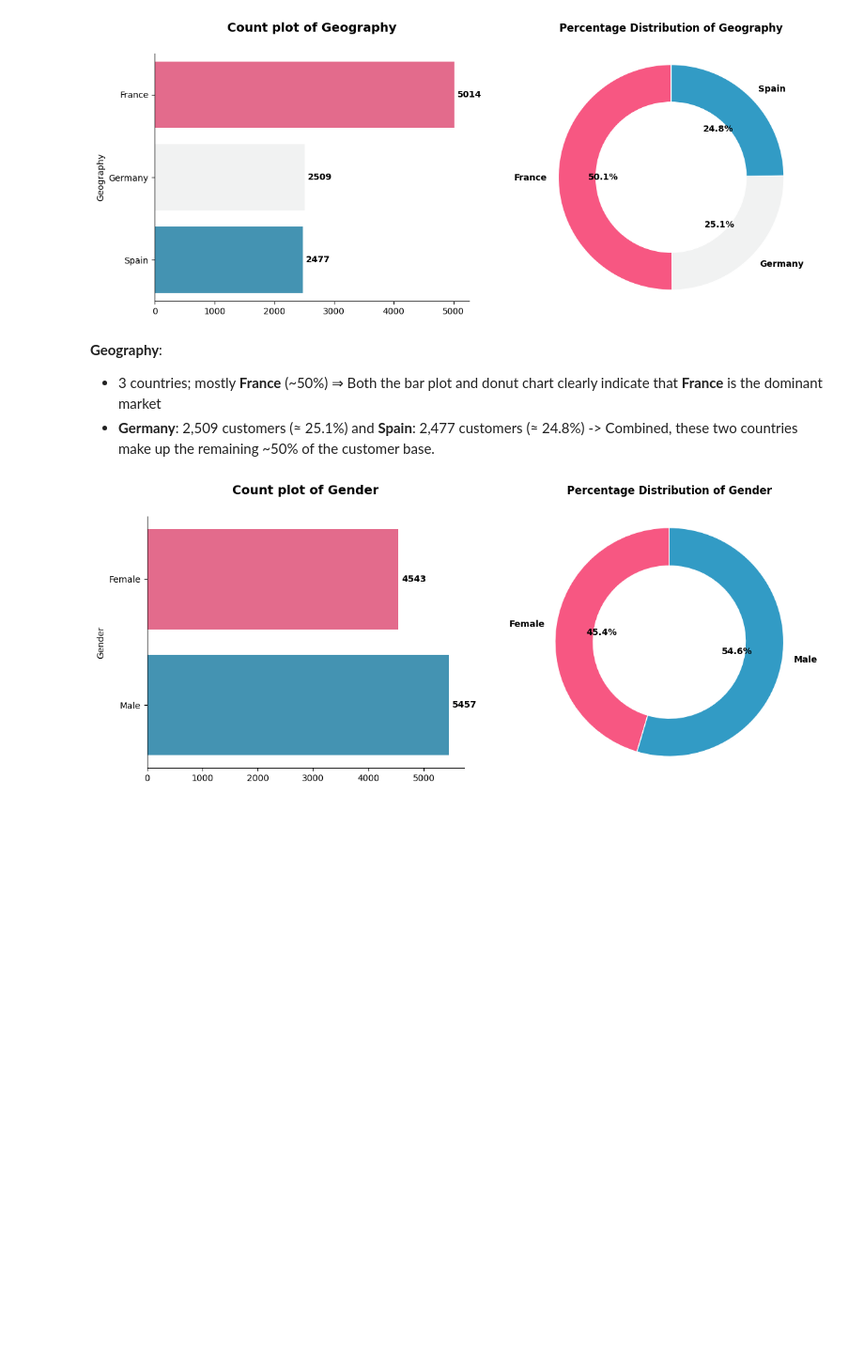
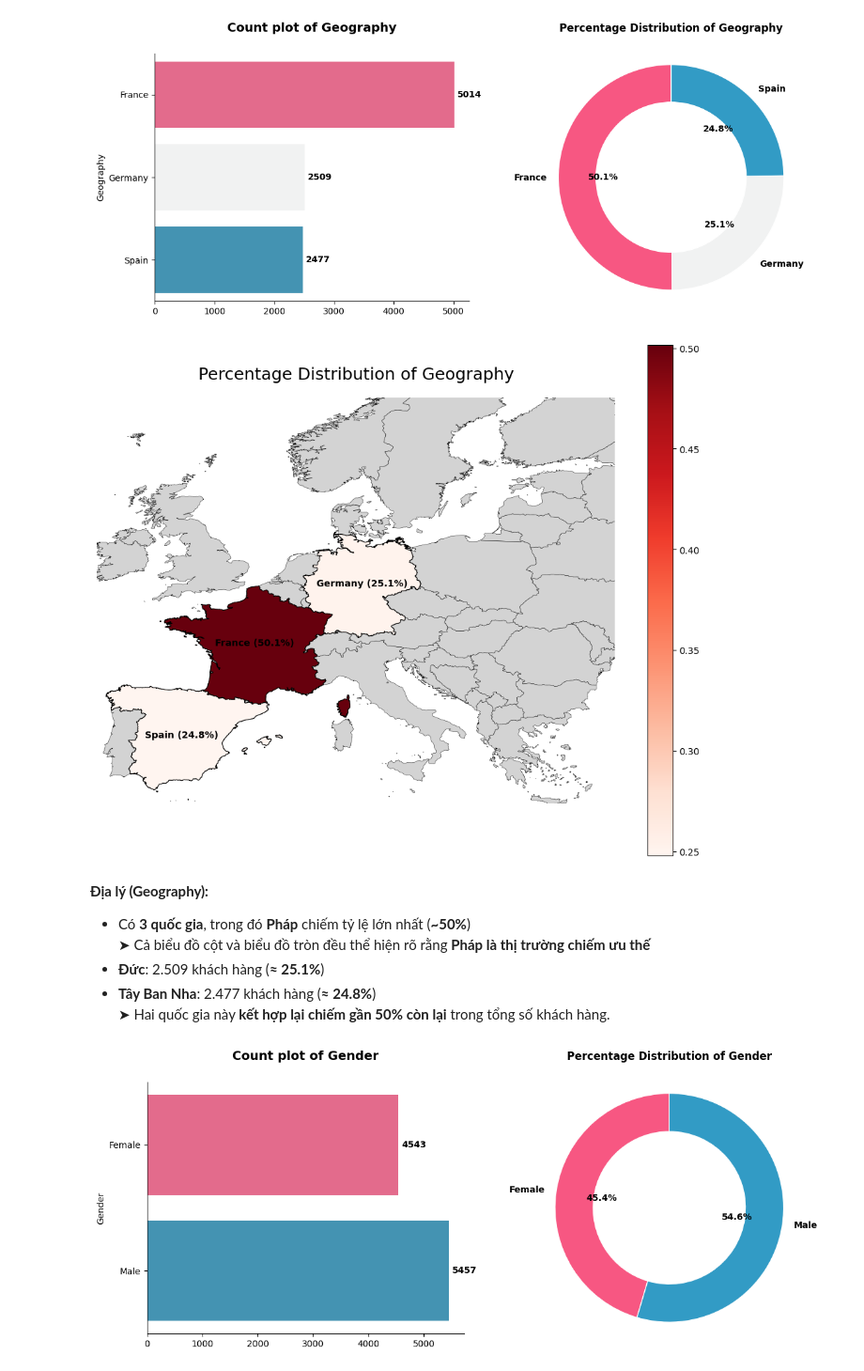
Before and after one commit to daominhthuan42/mindx-data-analytics-bootcamp, a Jupyter notebook: 01_MODULE_2/FINAL_PROJECT/Customer_churn.ipynb, the cells around one changed output. Shown at 94% size. Saved outputs shown, nothing was run; the diff lists cells and outputs as text; code cells hidden in the pictures; blank space fills up the shorter version.

```diff
--- a/01_MODULE_2/FINAL_PROJECT/Customer_churn.ipynb
+++ b/01_MODULE_2/FINAL_PROJECT/Customer_churn.ipynb
@@ -1554,10 +1439,57 @@ def plot_categorical_distribution(feature, df = df_customer_churn, order = None,
 plot_categorical_distribution(feature="Geography")
 # %% [output]
 [figure]
+# %%
+def geography_distribution(df = df_customer_churn):
+    import geopandas as gpd
+
+    highlight_countries = df["Geography"].value_counts(normalize=True).to_dict()
+
+    # Read data from "custom.geo.json"
+    world = gpd.read_file("custom.geo.json")
+    world["churn"] = world["admin"].map(highlight_countries)
+    fig, ax = plt.subplots(figsize=(10, 8))
+    world.plot(
+        ax=ax,
+        color="#D3D3D3",
+        edgecolor="black",
+        linewidth=0.3
+    )
+
+    highlighted = world[world["churn"].notnull()]
+    highlighted.plot(ax=ax, column="churn", cmap="Reds", edgecolor="black", linewidth=0.8, legend=True)
+
+    for idx, row in highlighted.iterrows():
+        point = row["geometry"].representative_point()
+        plt.annotate(
+            text=f"{row["admin"]} ({row["churn"]*100:.1f}%)",
+            xy=(point.x, point.y),
+            ha="center",
+            fontsize=10,
+            color="black",
+            weight="bold",
+        )
+
+    ax.set_xlim(-10, 30)
+    ax.set_ylim(35, 65)
+
+    ax.axis("off")
+    ax.set_title("Percentage Distribution of Geography", fontsize=18, pad=20)
+
+    plt.tight_layout()
+    plt.show()
+
+geography_distribution(df = df_customer_churn)
+# %% [output]
+[figure, added]
 # %% [markdown]
-**Geography**: <br>
-* 3 countries; mostly **France** (\~50%) ⇒ Both the bar plot and donut chart clearly indicate that **France** is the dominant market
-* **Germany**: 2,509 customers (≈ 25.1%) and **Spain**: 2,477 customers (≈ 24.8%) -> Combined, these two countries make up the remaining ~50% of the customer base.
+**Địa lý (Geography):**
+
+* Có **3 quốc gia**, trong đó **Pháp** chiếm tỷ lệ lớn nhất (**\~50%**) <br>
+  ➤ Cả biểu đồ cột và biểu đồ tròn đều thể hiện rõ rằng **Pháp là thị trường chiếm ưu thế**
+* **Đức**: 2.509 khách hàng (**≈ 25.1%**)
+* **Tây Ban Nha**: 2.477 khách hàng (**≈ 24.8%**) <br>
+  ➤ Hai quốc gia này **kết hợp lại chiếm gần 50% còn lại** trong tổng số khách hàng.
 # %%
 plot_categorical_distribution(feature="Gender")
 # %% [output]
```
Also changed, not shown: parts of 116 cells of this notebook, 8 other files.
